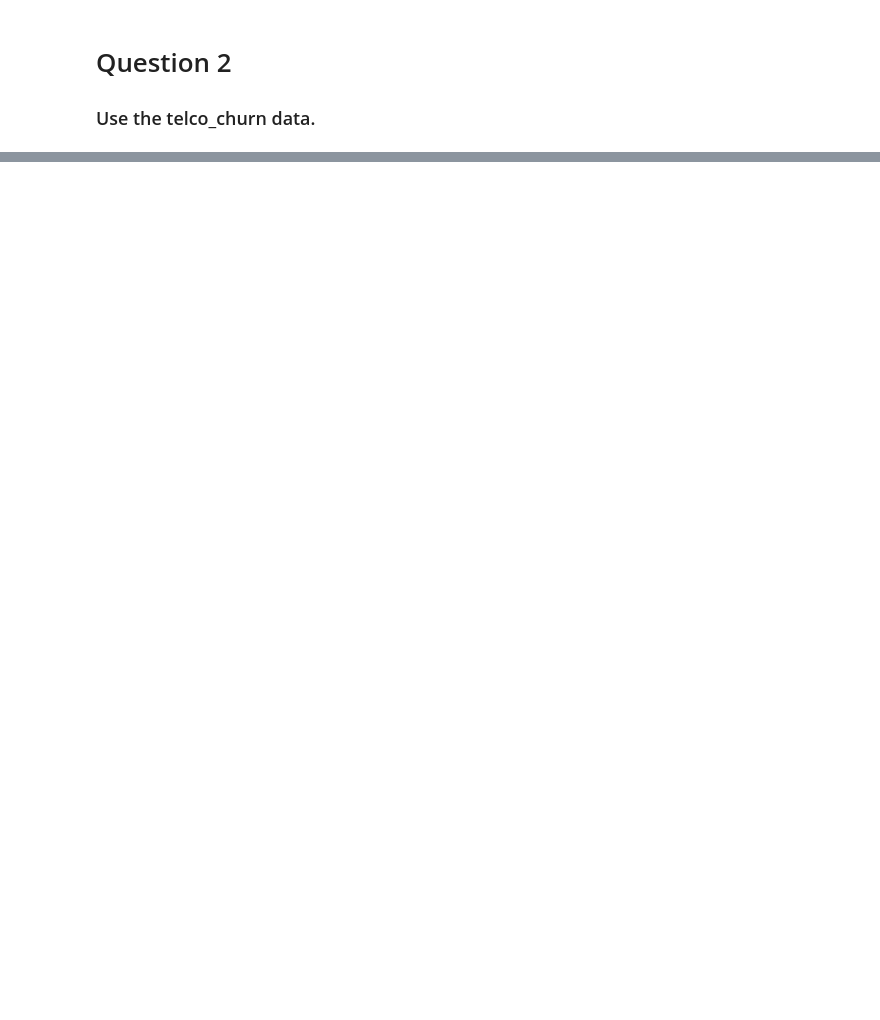
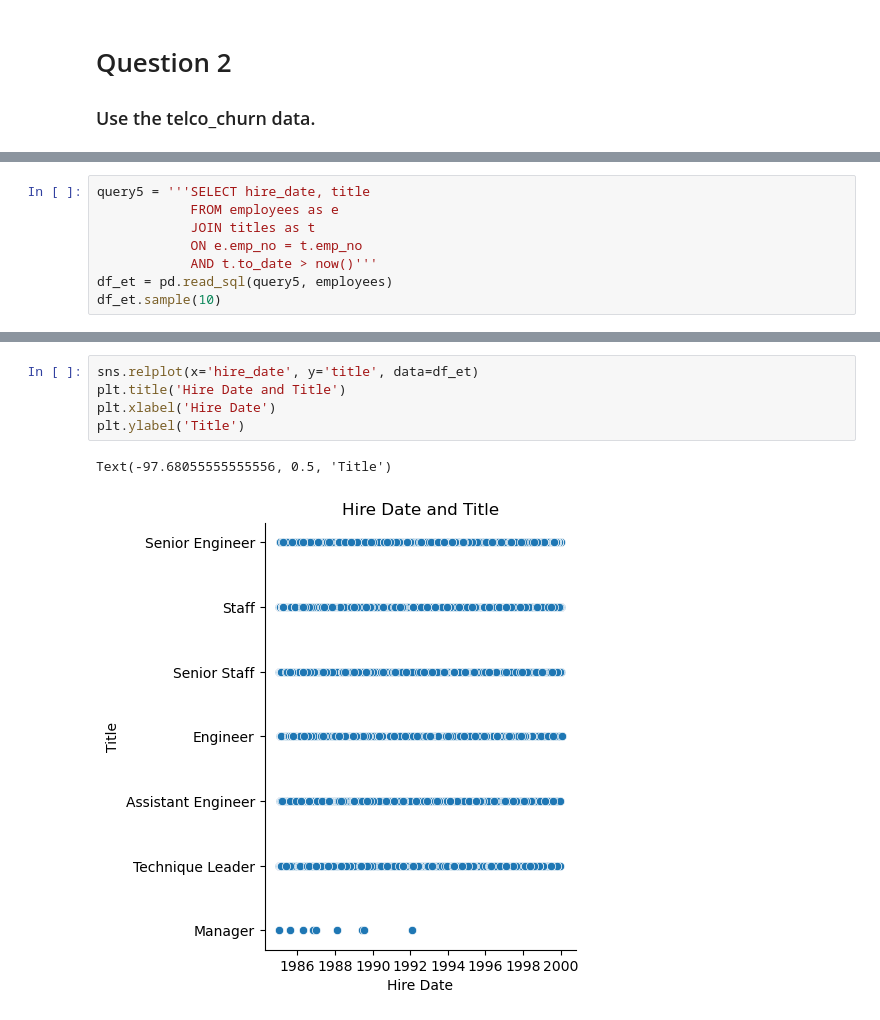
Before and after one commit to Ramiro-Lopez/stats-lessons, a Jupyter notebook: hypothesis_testing.ipynb, the cells around one changed output, grey strips where cells are left out. Saved outputs shown, nothing was run; the diff lists cells and outputs as text; blank space fills up the shorter version.

```diff
--- a/hypothesis_testing.ipynb
+++ b/hypothesis_testing.ipynb
@@ -137,0 +372,8 @@ ValueError: 'telco' is not one of the example datasets.
+# %%
+query5 = '''SELECT hire_date, title
+            FROM employees as e
+            JOIN titles as t
+            ON e.emp_no = t.emp_no
+            AND t.to_date > now()'''
+df_et = pd.read_sql(query5, employees)
+df_et.sample(10)
@@ -137,0 +392,8 @@ ValueError: 'telco' is not one of the example datasets.
+# %%
+sns.relplot(x='hire_date', y='title', data=df_et)
+plt.title('Hire Date and Title')
+plt.xlabel('Hire Date')
+plt.ylabel('Title')
+# %% [output]
+Text(-97.68055555555556, 0.5, 'Title')
+[figure, added]
```
Also changed, not shown: parts of 53 cells of this notebook.
